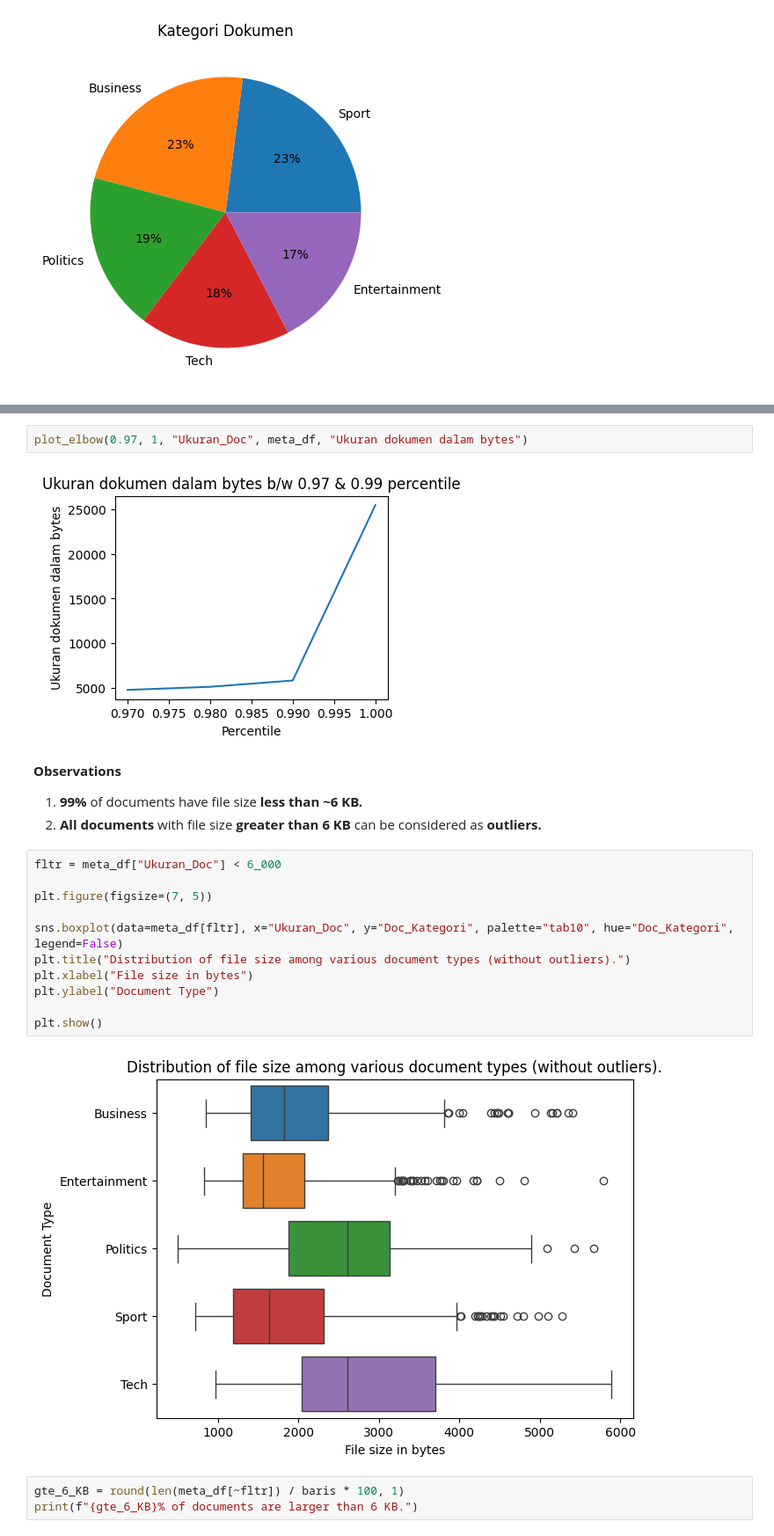
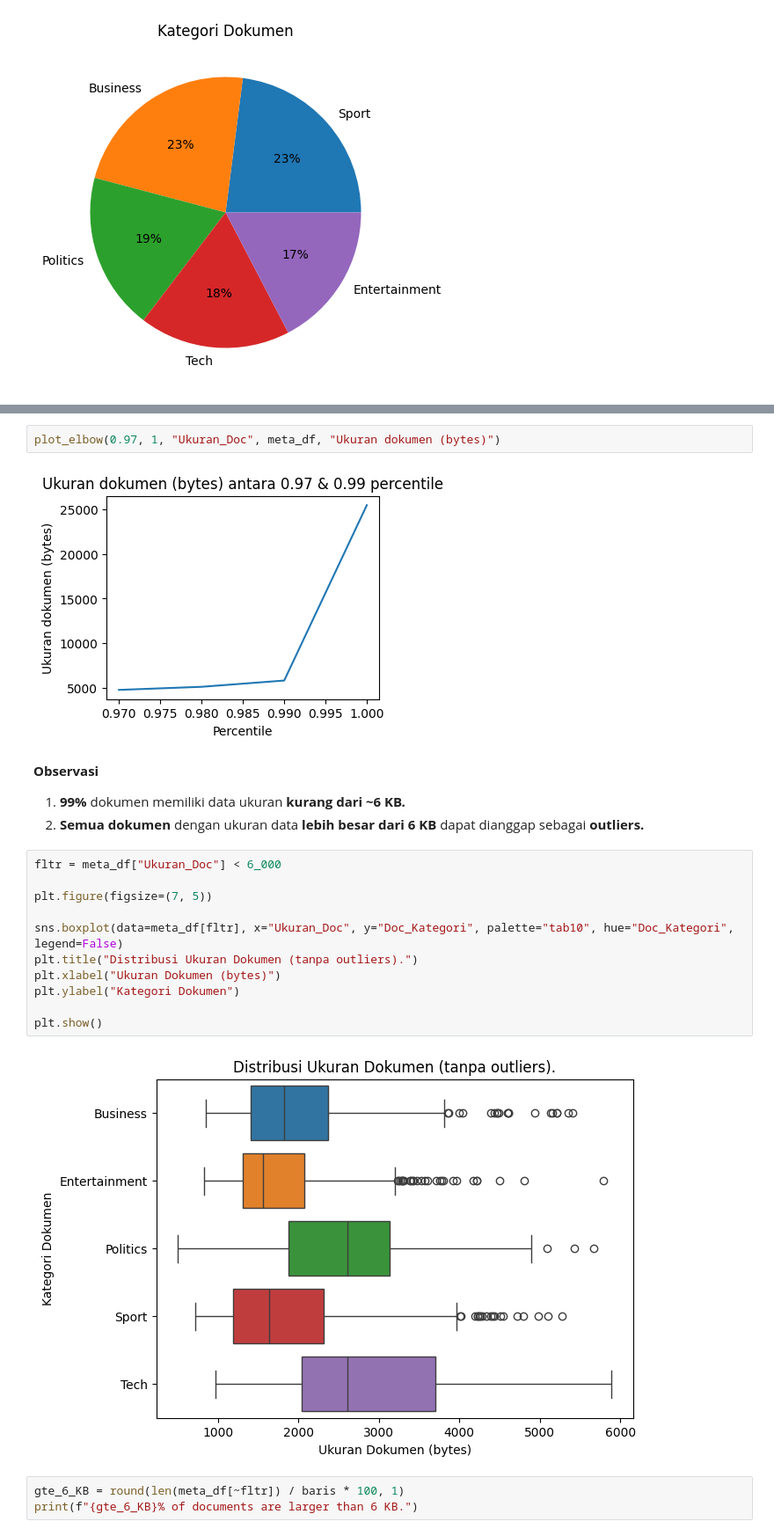
Before and after one commit to Ananta-Taksaka/bbc_classification, a Jupyter notebook: document_classification.ipynb, the cells around one changed output, grey strips where cells are left out. Shown: that part at 88% size. Drawn from its saved outputs; the diff is of its cells as text.

```diff
--- a/document_classification.ipynb
+++ b/document_classification.ipynb
@@ -342,27 +339,27 @@ plt.show()
 # %%
-plot_elbow(0.97, 1, "Ukuran_Doc", meta_df, "Ukuran dokumen dalam bytes")
+plot_elbow(0.97, 1, "Ukuran_Doc", meta_df, "Ukuran dokumen (bytes)")
 # %% [output]
-[figure, old version]
+[figure, new version]
 # %% [markdown]
-<b>Observations</b>
+<b>Observasi</b>
 
 <ol>
-    <li><b>99%</b> of documents have file size <b>less than ~6 KB.</b></li>
-    <li><b>All documents</b> with file size <b>greater than 6 KB</b> can be considered as <b>outliers.</b></li>
+    <li><b>99%</b> dokumen memiliki data ukuran <b>kurang dari ~6 KB.</b></li>
+    <li><b>Semua dokumen</b> dengan ukuran data <b>lebih besar dari 6 KB</b> dapat dianggap sebagai <b>outliers.</b></li>
 </ol>
 # %%
 fltr = meta_df["Ukuran_Doc"] < 6_000
 
 plt.figure(figsize=(7, 5))
 
 sns.boxplot(data=meta_df[fltr], x="Ukuran_Doc", y="Doc_Kategori", palette="tab10", hue="Doc_Kategori", legend=False)
-plt.title("Distribution of file size among various document types (without outliers).")
-plt.xlabel("File size in bytes")
-plt.ylabel("Document Type")
+plt.title("Distribusi Ukuran Dokumen (tanpa outliers).")
+plt.xlabel("Ukuran Dokumen (bytes)")
+plt.ylabel("Kategori Dokumen")
 
 plt.show()
 # %% [output]
-[figure, old version]
+[figure, new version]
 # %%
 gte_6_KB = round(len(meta_df[~fltr]) / baris * 100, 1)
 print(f"{gte_6_KB}% of documents are larger than 6 KB.")
```
Also changed, not shown: parts of 19 cells of this notebook, 2 other files.
